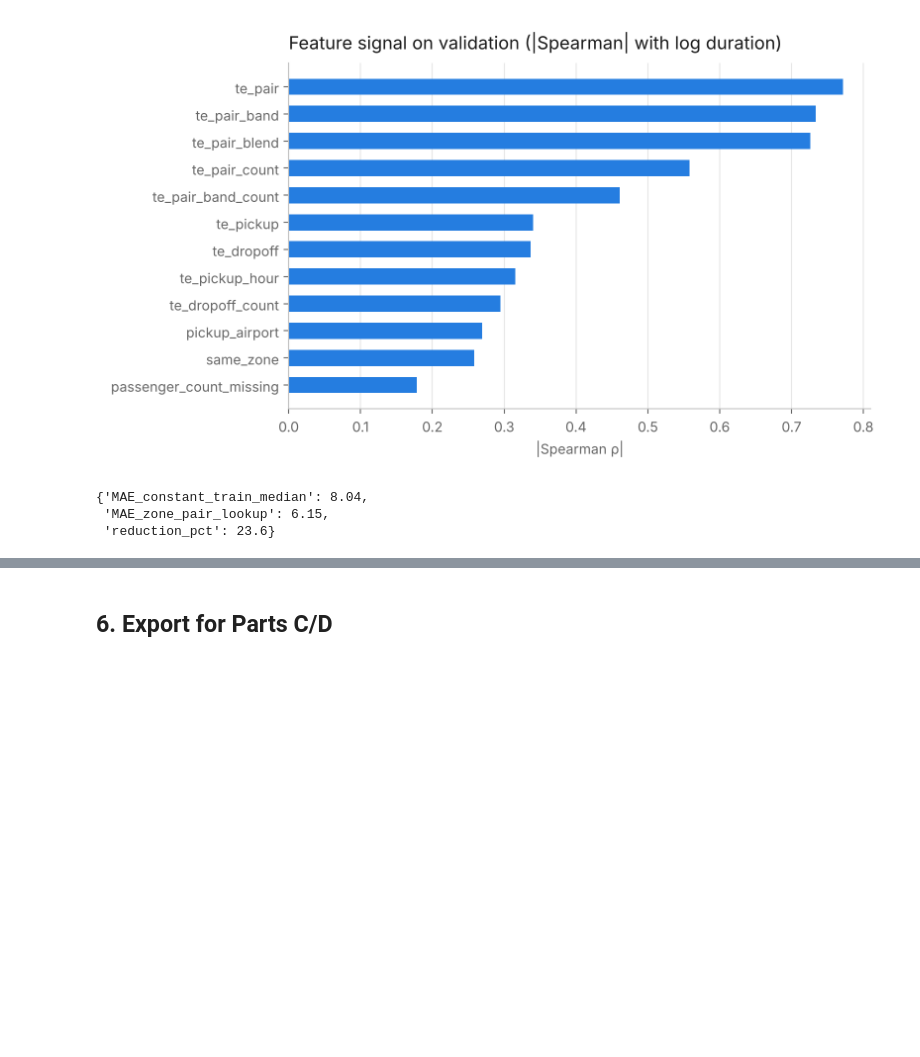
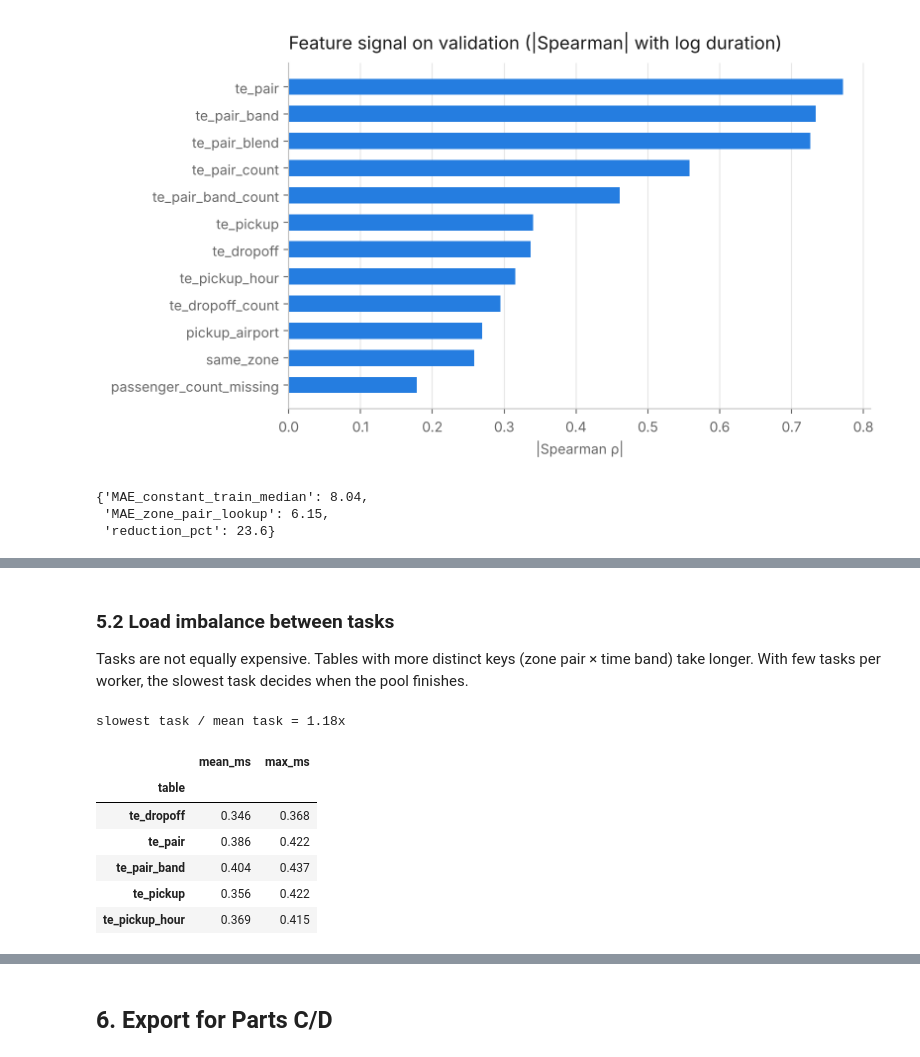
Before and after one commit to Nujs-0927/cs4207-coding-challenge, a Jupyter notebook: Group20_ETA_B/B_EDA_Features.ipynb, the cells around one changed output, grey strips where cells are left out. Saved outputs shown, nothing was run; the diff lists cells and outputs as text; code cells hidden in the pictures; blank space fills up the shorter version.

```diff
--- a/Group20_ETA_B/B_EDA_Features.ipynb
+++ b/Group20_ETA_B/B_EDA_Features.ipynb
@@ -251,0 +279,20 @@ bench.round(3)
+# %% [markdown]
+### 5.2 Load imbalance between tasks
+Tasks are not equally expensive. Tables with more distinct keys (zone pair × time band) take longer. With few tasks per worker, the slowest task decides when the pool finishes.
+# %%
+fbt = FeatureBuilder(n_jobs=1); fbt.fit_transform(Xtr, ytr)
+t = pd.DataFrame([(tag[1], sec) for tag, sec in fbt.task_seconds_], columns=['table', 'seconds'])
+load = t.groupby('table')['seconds'].agg(['mean', 'max']).mul(1000).round(3).rename(columns=lambda c: f'{c}_ms')
+imbalance = float(t['seconds'].max() / t['seconds'].mean())
+summary['load_imbalance'] = {'max_over_mean_task_time': round(imbalance, 2), 'per_table_ms': load.to_dict()}
+print(f'slowest task / mean task = {imbalance:.2f}x')
+load
+# %% [output]
+slowest task / mean task = 1.18x
+|  | mean_ms | max_ms |
+| table |  |  |
+| te_dropoff | 0.346 | 0.368 |
+| te_pair | 0.386 | 0.422 |
+| te_pair_band | 0.404 | 0.437 |
+| te_pickup | 0.356 | 0.422 |
+| te_pickup_hour | 0.369 | 0.415 |
```
Also changed, not shown: parts of 18 cells of this notebook, 16 other files.
